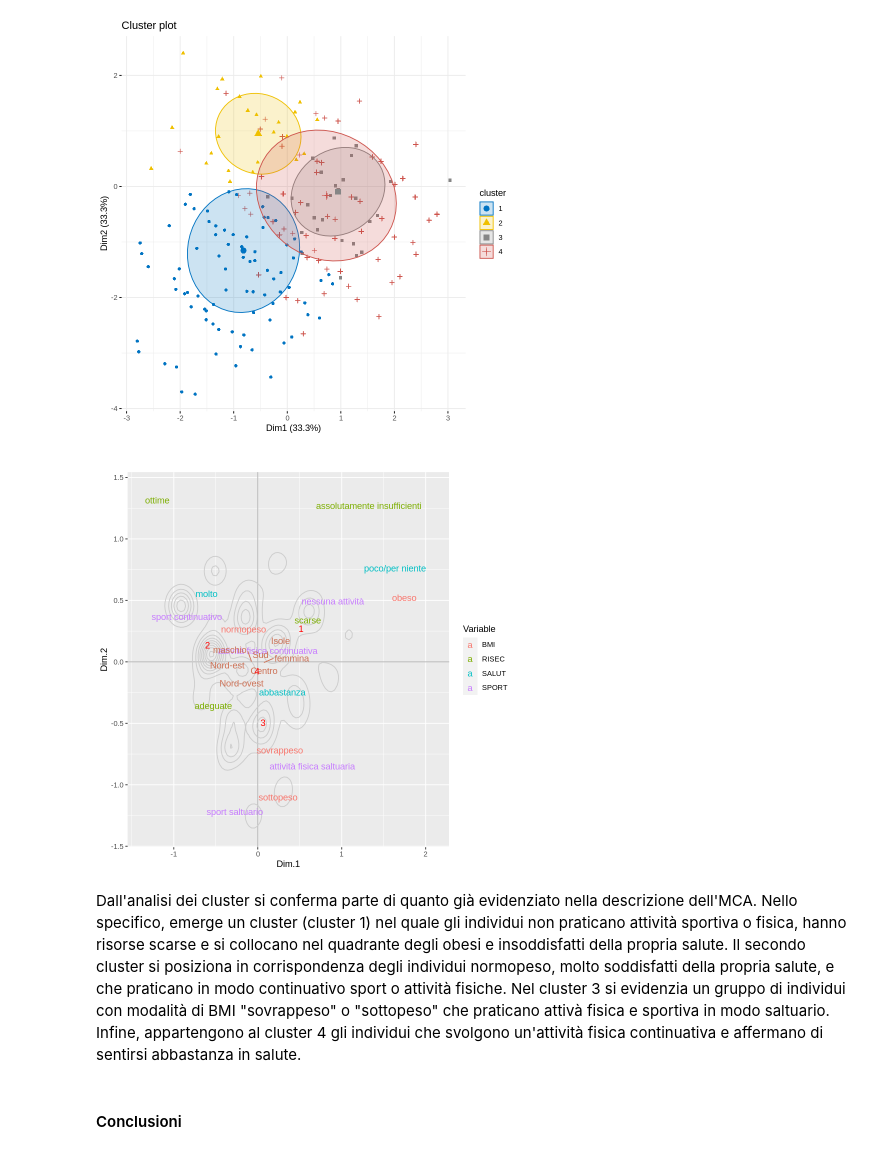
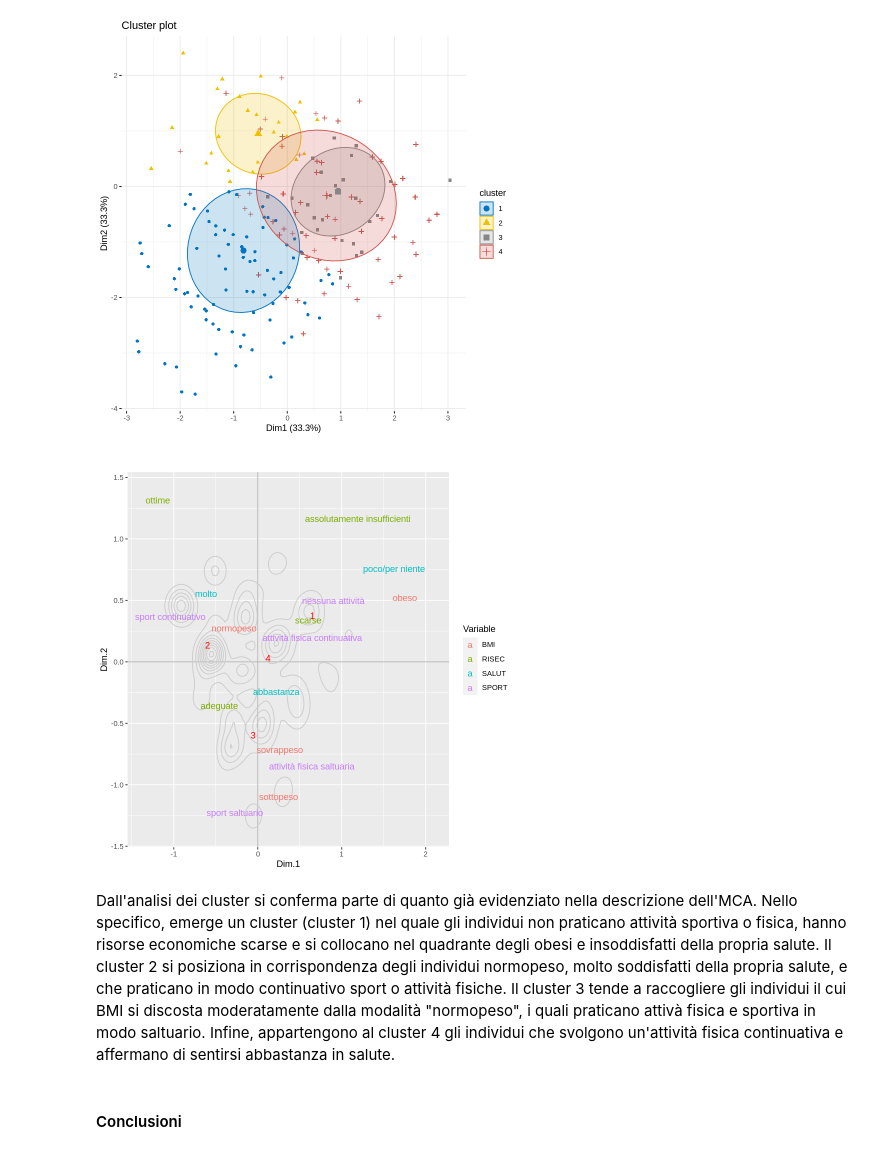
Before and after one commit to bolps/vdm2020, a Jupyter notebook: Progetto_VDM_Sport_e_alimentazione.ipynb, the cells around one changed output. Cells and saved outputs as stored; diff of their text form; code cells hidden in the pictures.

```diff
--- a/Progetto_VDM_Sport_e_alimentazione.ipynb
+++ b/Progetto_VDM_Sport_e_alimentazione.ipynb
@@ -798,21 +769,20 @@ cm_centers = data.frame(cm$centers)
 # %%
 # Visualizzo la proiezione dei cluster sullo spazio ridotto dell'MCA
 ggplot(data = mca1_obs_df, aes(x = Dim.1, y = Dim.2))+
   geom_hline(yintercept = 0, colour = "gray70")+
   geom_vline(xintercept = 0, colour = "gray70")+
   geom_point(colour = "gray50", alpha = 0.0)+
   geom_density2d(colour = "gray80")+
   geom_text_repel(data = mca1_vars_df,aes(x = Dim.1, y = Dim.2,label = rownames(mca1_vars_df), colour = Variable))+
-  geom_text_repel(data = mca1_vars_sup_df,aes(x = Dim.1, y = Dim.2,label = rownames(mca1_vars_sup_df)),color="salmon3")+
   geom_text_repel(data = cm_centers,aes(x = Dim.1, y = Dim.2,label = rownames(cm_centers)),color="red")+
   ggtitle("")+
   scale_colour_discrete(name = "Variable")
 # %% [output]
-[figure, old version]
+[figure, new version]
 # %% [markdown]
-Dall'analisi dei cluster si conferma parte di quanto già evidenziato nella descrizione dell'MCA. Nello specifico, emerge un cluster (cluster 1) nel quale gli individui non praticano attività sportiva o fisica, hanno risorse scarse e si collocano nel quadrante degli obesi e insoddisfatti della propria salute.
-Il secondo cluster si posiziona in corrispondenza degli individui normopeso, molto soddisfatti della propria salute, e che praticano in modo continuativo sport o attività fisiche.
-Nel cluster 3 si evidenzia un gruppo di individui con modalità di BMI "sovrappeso" o "sottopeso" che praticano attivà fisica e sportiva in modo saltuario.
+Dall'analisi dei cluster si conferma parte di quanto già evidenziato nella descrizione dell'MCA. Nello specifico, emerge un cluster (cluster 1) nel quale gli individui non praticano attività sportiva o fisica, hanno risorse economiche scarse e si collocano nel quadrante degli obesi e insoddisfatti della propria salute.
+Il cluster 2 si posiziona in corrispondenza degli individui normopeso, molto soddisfatti della propria salute, e che praticano in modo continuativo sport o attività fisiche.
+Il cluster 3 tende a raccogliere gli individui il cui BMI si discosta moderatamente dalla modalità "normopeso", i quali praticano attivà fisica e sportiva in modo saltuario.
 Infine, appartengono al cluster 4 gli individui che svolgono un'attività fisica continuativa e affermano di sentirsi abbastanza in salute.
 # %% [markdown]
 #### Conclusioni
```
Also changed, not shown: parts of 23 cells of this notebook.
